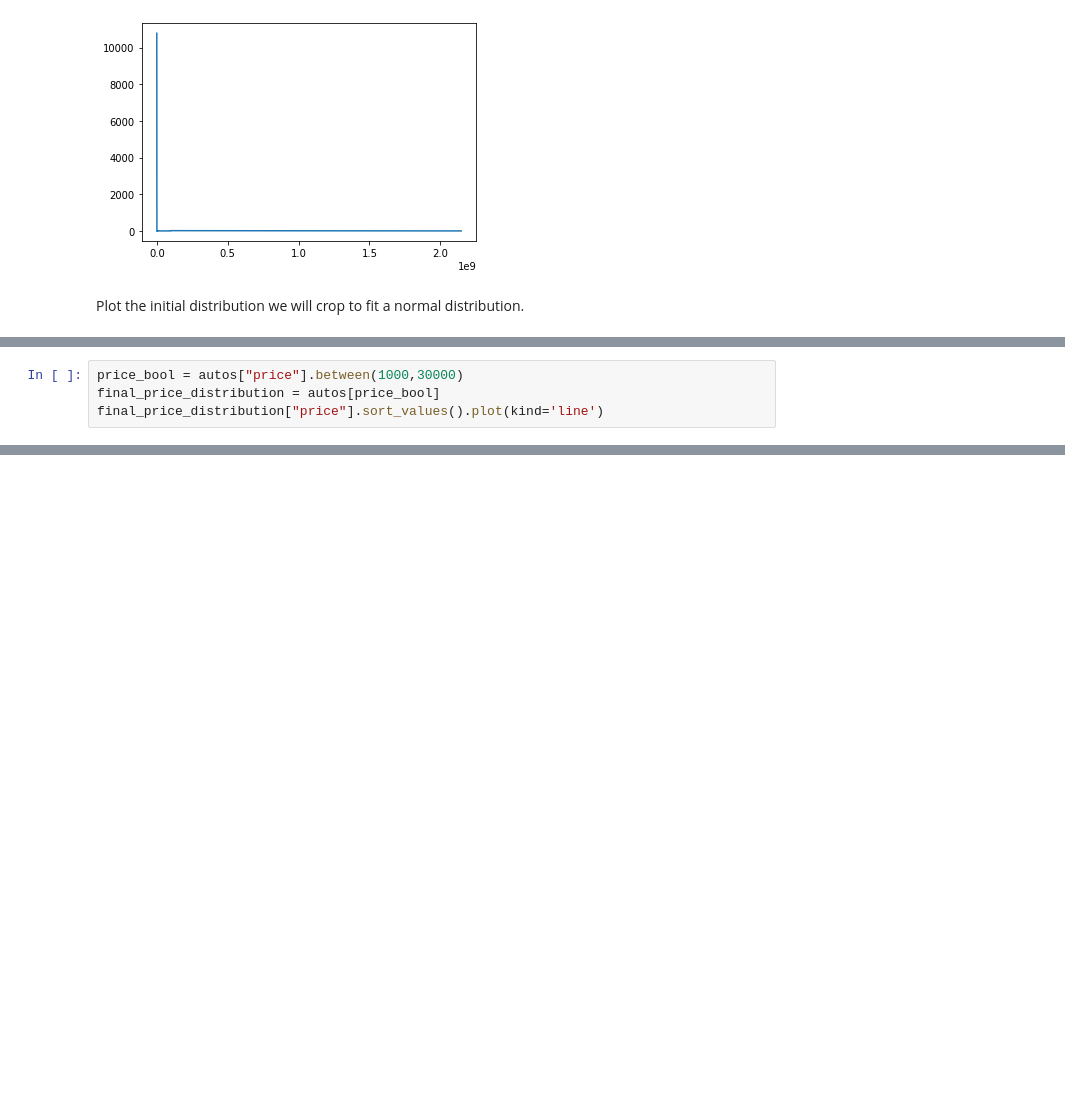
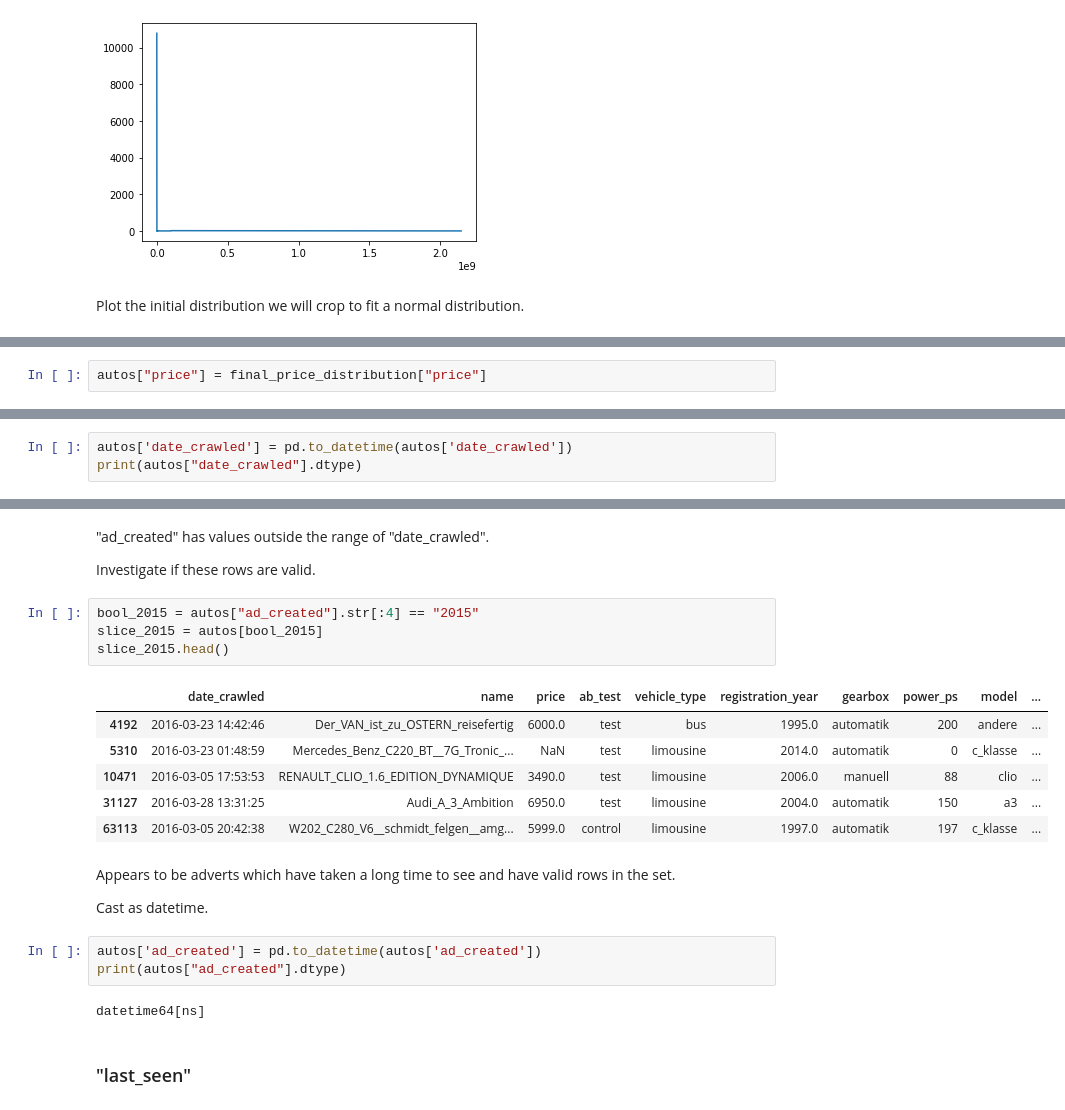
Before and after one commit to holiday-scott/exploring_ebay_car_sales_data, a Jupyter notebook: eBay_Auto_Sales.ipynb, the cells around one changed output, grey strips where cells are left out. Drawn from its saved outputs; the diff is of its cells as text; blank space fills up the shorter version.

```diff
--- a/eBay_Auto_Sales.ipynb
+++ b/eBay_Auto_Sales.ipynb
@@ -407,4 +405,0 @@ final_price_distribution["price"].value_counts().sort_index().plot()
-# %%
-price_bool = autos["price"].between(1000,30000)
-final_price_distribution = autos[price_bool]
-final_price_distribution["price"].sort_values().plot(kind='line')
@@ -413,0 +408,2 @@ final_price_distribution["price"].sort_values().plot(kind='line')
+# %%
+autos["price"] = final_price_distribution["price"]
@@ -413,0 +484,3 @@ final_price_distribution["price"].sort_values().plot(kind='line')
+# %%
+autos['date_crawled'] = pd.to_datetime(autos['date_crawled'])
+print(autos["date_crawled"].dtype)
@@ -413,0 +506,26 @@ final_price_distribution["price"].sort_values().plot(kind='line')
+# %% [markdown]
+"ad_created" has values outside the range of "date_crawled".
+
+Investigate if these rows are valid.
+# %%
+bool_2015 = autos["ad_created"].str[:4] == "2015"
+slice_2015 = autos[bool_2015]
+slice_2015.head()
+# %% [output]
+|  | date_crawled | name | price | ab_test | vehicle_type | registration_year | gearbox | power_ps | model | ... |
+| 4192 | 2016-03-23 14:42:46 | Der_VAN_ist_zu_OSTERN_reisefertig | 6000.0 | test | bus | 1995.0 | automatik | 200 | andere | ... |
+| 5310 | 2016-03-23 01:48:59 | Mercedes_Benz_C220_BT__7G_Tronic_... | NaN | test | limousine | 2014.0 | automatik | 0 | c_klasse | ... |
+| 10471 | 2016-03-05 17:53:53 | RENAULT_CLIO_1.6_EDITION_DYNAMIQUE | 3490.0 | test | limousine | 2006.0 | manuell | 88 | clio | ... |
+| 31127 | 2016-03-28 13:31:25 | Audi_A_3_Ambition | 6950.0 | test | limousine | 2004.0 | automatik | 150 | a3 | ... |
+| 63113 | 2016-03-05 20:42:38 | W202_C280_V6__schmidt_felgen__amg... | 5999.0 | control | limousine | 1997.0 | automatik | 197 | c_klasse | ... |
+# %% [markdown]
+Appears to be adverts which have taken a long time to see and have valid rows in the set.
+
+Cast as datetime.
+# %%
+autos['ad_created'] = pd.to_datetime(autos['ad_created'])
+print(autos["ad_created"].dtype)
+# %% [output]
+datetime64[ns]
+# %% [markdown]
+### "last_seen"
```
Also changed, not shown: parts of 33 cells of this notebook.
